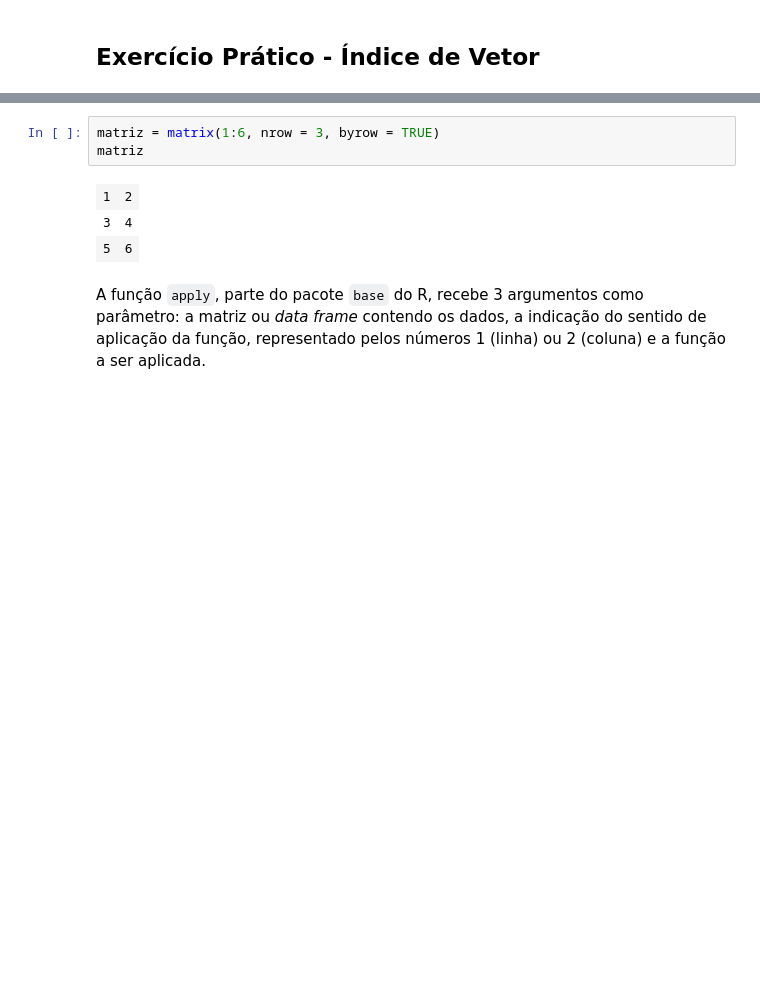
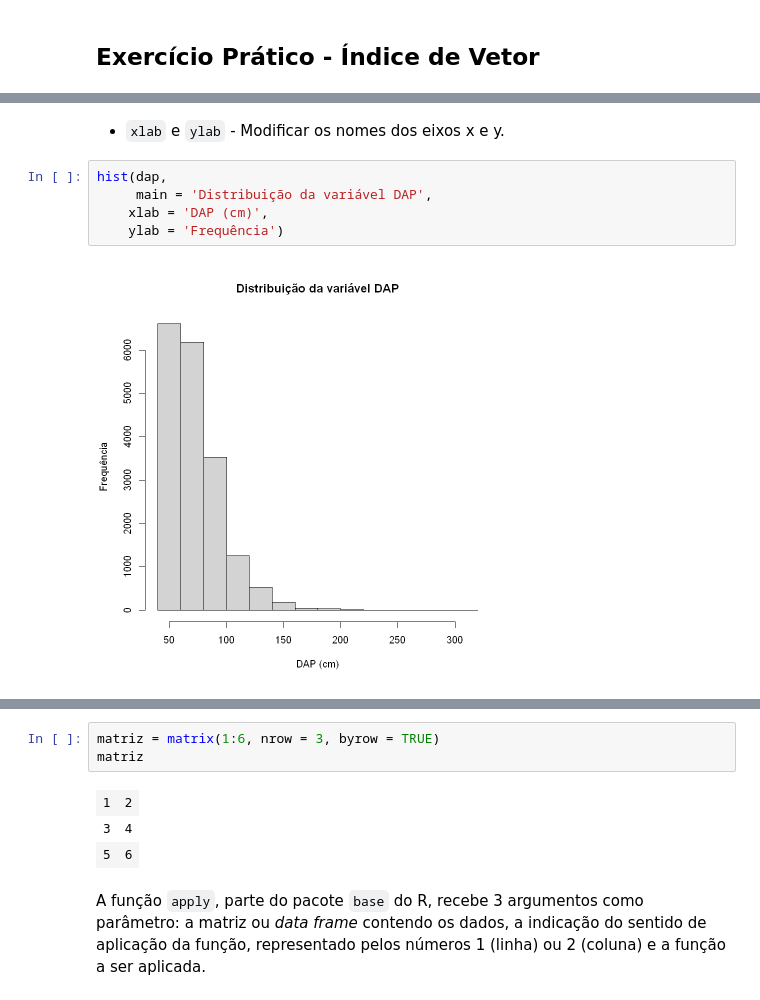
Before and after one commit to robson-cruz/Introducao_Analise_Dados_R, a Jupyter notebook: Modulo_1_Introducao_Linguagem_R.ipynb, the cells around one changed output, grey strips where cells are left out. Saved outputs shown, nothing was run; the diff lists cells and outputs as text; blank space fills up the shorter version.

```diff
--- a/Modulo_1_Introducao_Linguagem_R.ipynb
+++ b/Modulo_1_Introducao_Linguagem_R.ipynb
@@ -245,0 +318,9 @@ Considerando o vetor de nome `dap`, o qual armaneza dados de mensuração de di
+# %% [markdown]
+* `xlab` e `ylab` - Modificar os nomes dos eixos x e y.
+# %%
+hist(dap,
+     main = 'Distribuição da variável DAP',
+    xlab = 'DAP (cm)',
+    ylab = 'Frequência')
+# %% [output]
+[figure, added]
```
Also changed, not shown: parts of 71 cells of this notebook.
